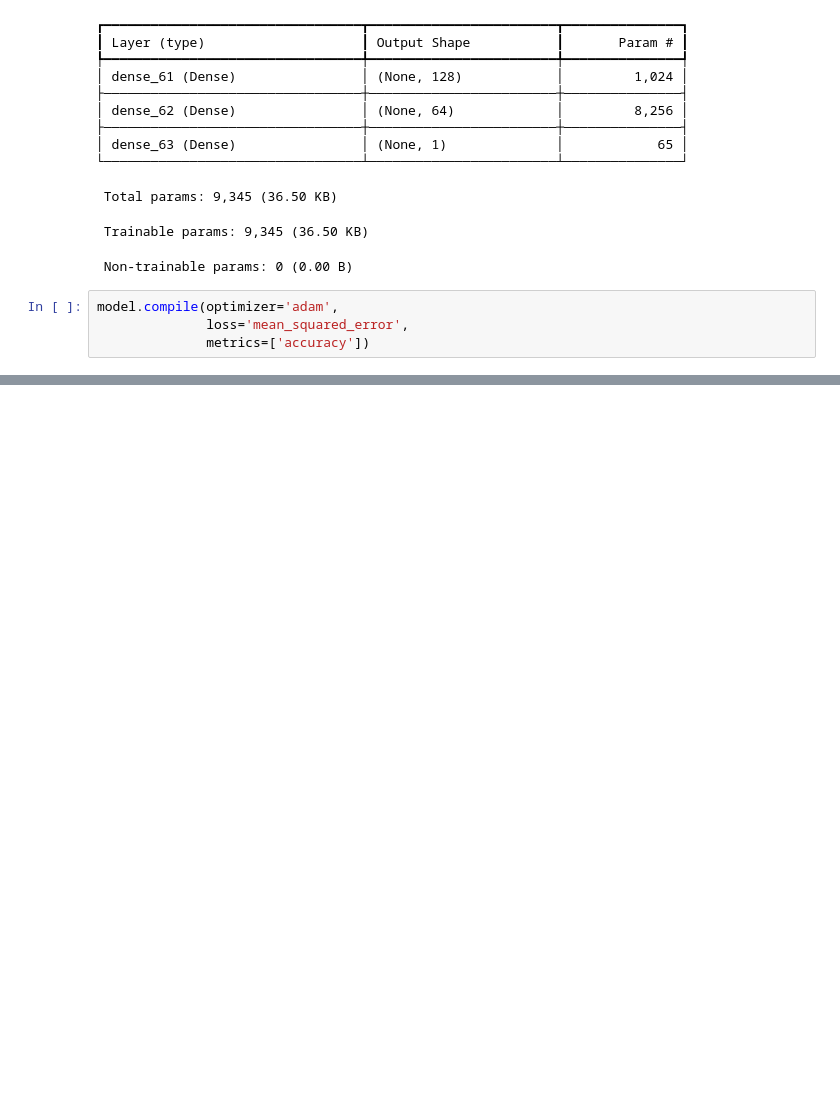
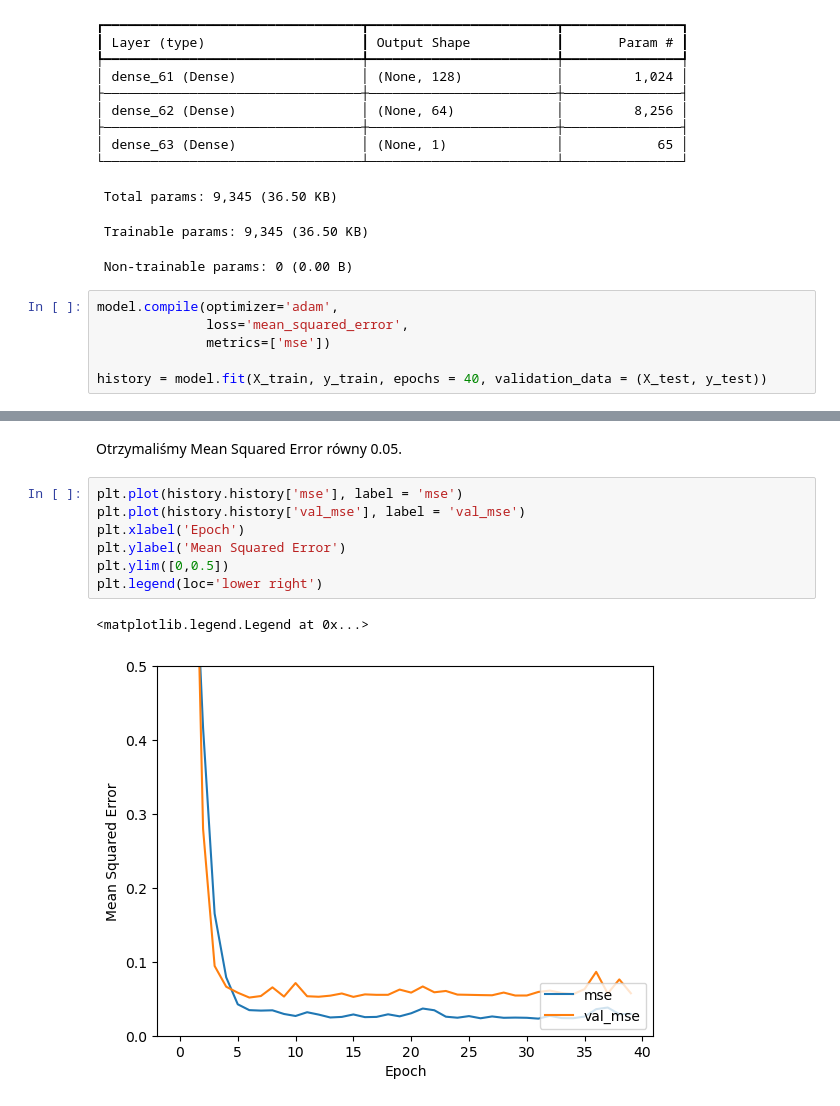
Before and after one commit to woloch589/ML_projekt, a Jupyter notebook: ML_projekt.ipynb, the cells around one changed output, grey strips where cells are left out. Cells and saved outputs as stored; diff of their text form; blank space fills up the shorter version.

Commit message:
seq model + wykres

```diff
--- a/ML_projekt.ipynb
+++ b/ML_projekt.ipynb
@@ -212,4 +212,6 @@ Model: "sequential_20"
 # %%
 model.compile(optimizer='adam',
               loss='mean_squared_error',
-              metrics=['accuracy'])
+              metrics=['mse'])
+
+history = model.fit(X_train, y_train, epochs = 40, validation_data = (X_test, y_test))
@@ -244,0 +241,12 @@ model.evaluate(X_test, y_test, verbose = 2)
+# %% [markdown]
+Otrzymaliśmy Mean Squared Error równy 0.05.
+# %%
+plt.plot(history.history['mse'], label = 'mse')
+plt.plot(history.history['val_mse'], label = 'val_mse')
+plt.xlabel('Epoch')
+plt.ylabel('Mean Squared Error')
+plt.ylim([0,0.5])
+plt.legend(loc='lower right')
+# %% [output]
+<matplotlib.legend.Legend at 0x...>
+[figure, added]
```
Also changed, not shown: parts of 3 cells of this notebook.
